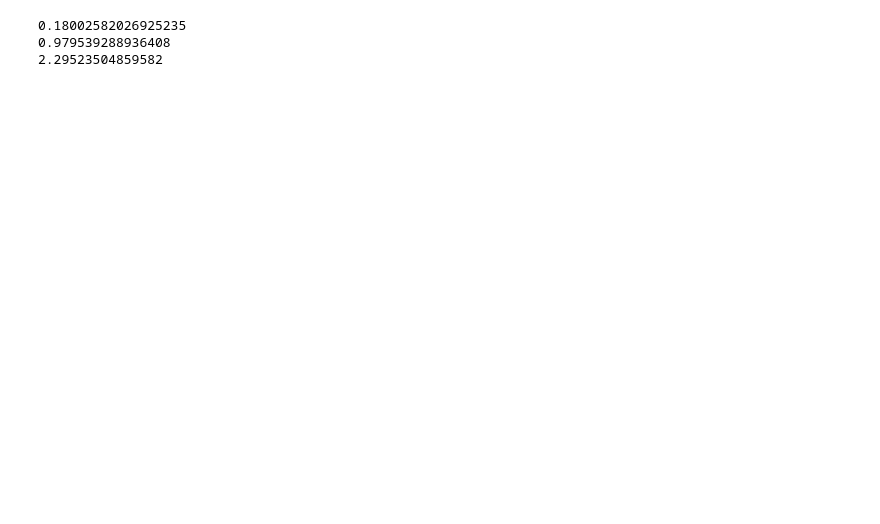
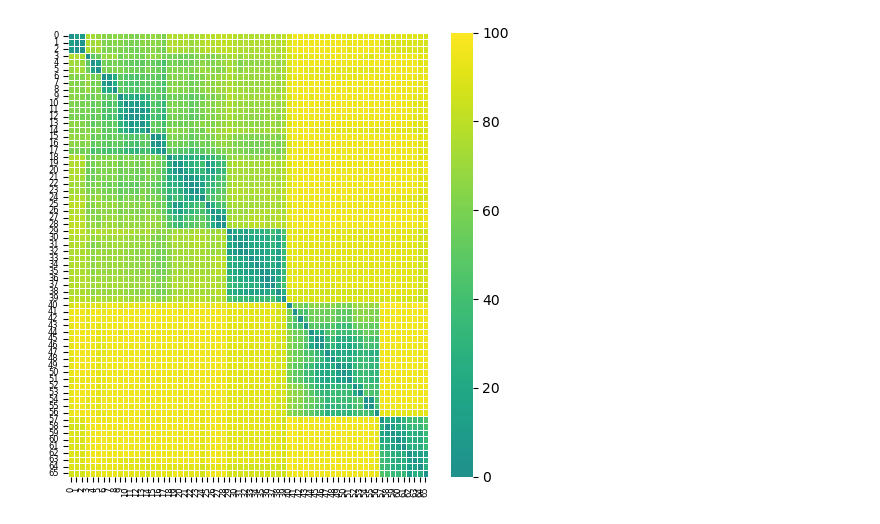
Before and after one commit to Giancarlo-Catalano/PSSearch, a Jupyter notebook: Gian_experimental/NSGAIICustom/make_explanations.ipynb, the cells around one changed output. Drawn from its saved outputs; the diff is of its cells as text; code cells hidden in the pictures; blank space fills up the shorter version.

```diff
--- a/Gian_experimental/NSGAIICustom/make_explanations.ipynb
+++ b/Gian_experimental/NSGAIICustom/make_explanations.ipynb
@@ -314,5 +346,27 @@ Distribution of match fitness
 # %%
+
+
+from initial_testing.rearrange_linkage_table import clean_table
+from collections import defaultdict
+
+
+
+def distance_function(a: set, b: set):
+    return 100 * len(set.union(a, b) - a.intersection(b)) / len(set.union(a, b))
+
+
+to_show = satisfactory_pss
+quantity = len(to_show)
+distance_matrix = np.zeros(shape=(quantity, quantity), dtype=int)
+for i, j in itertools.combinations(range(quantity), r=2):
+    distance_matrix[i, j] = distance_function(to_show[i].solution, to_show[j].solution)
+
+
+distance_matrix += distance_matrix.T
+
+utils.show_matrix_with_colours(clean_table(distance_matrix), fig_size=(5, 5))
+
+
+# the table makes me think that #2 is different from everything else, so let's consider 0 and 2
 # %% [output]
-0.18002582026925235
-0.979539288936408
-2.29523504859582
+[figure, added]
```
Also changed, not shown: parts of 7 cells of this notebook, 14 other files.
